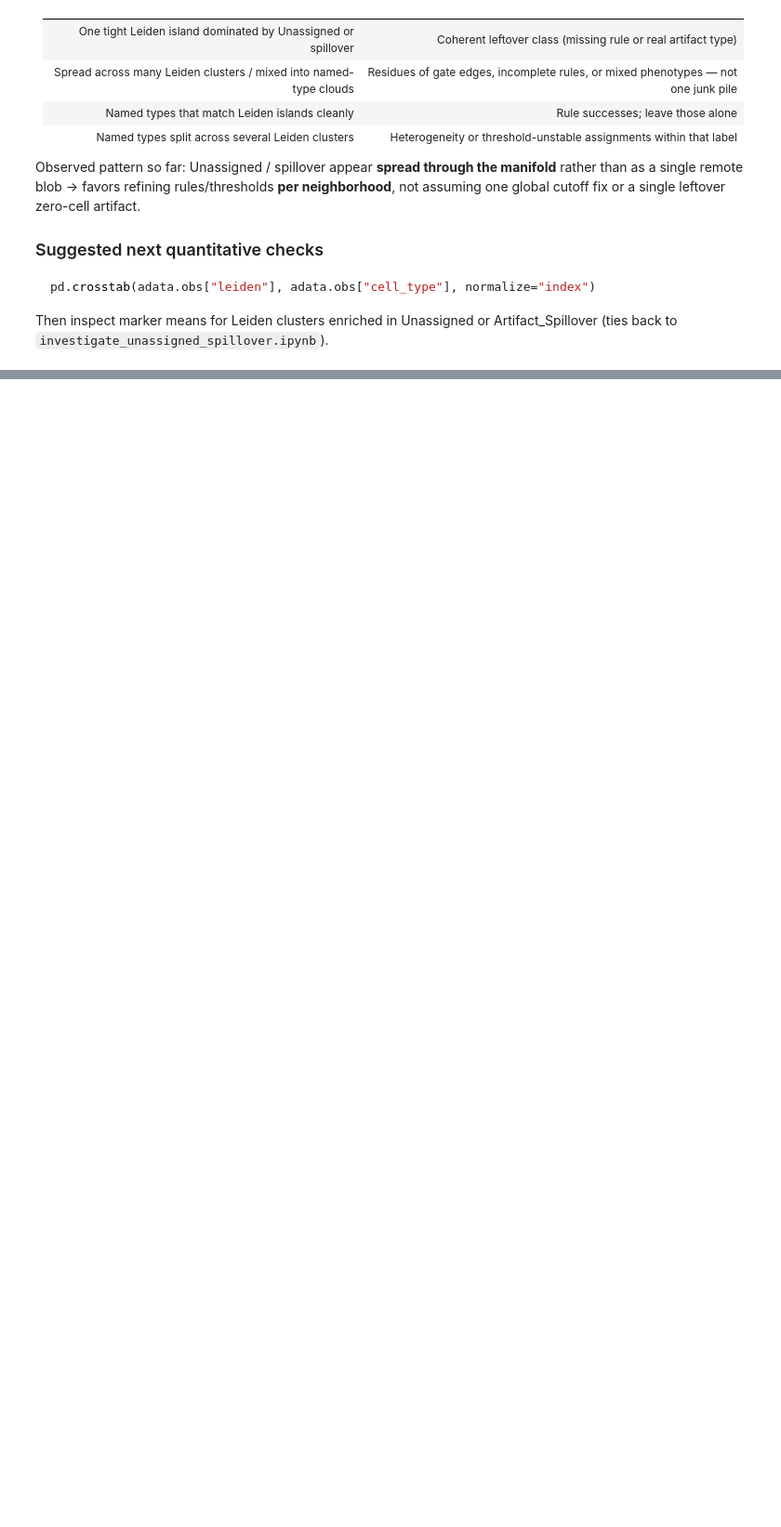
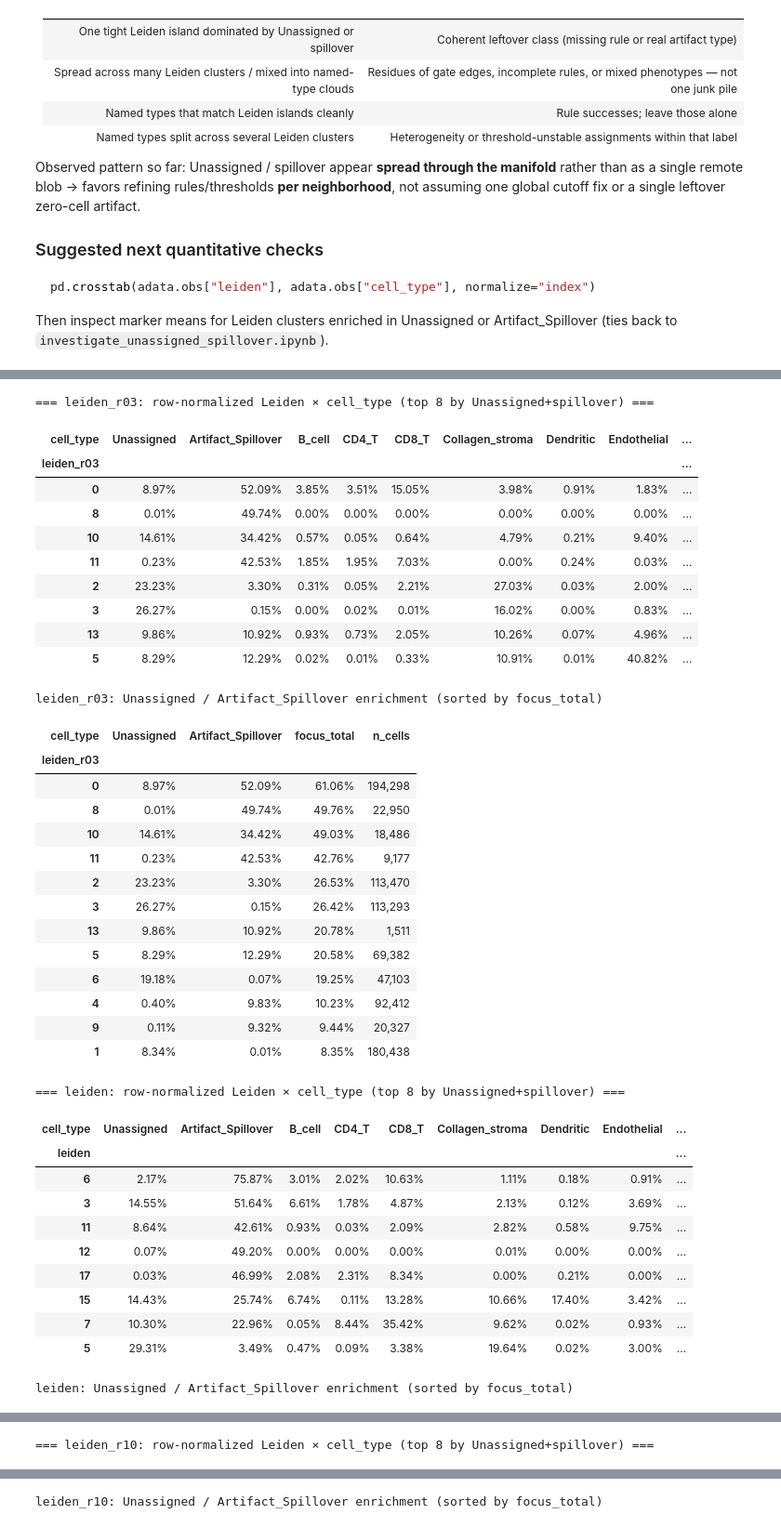
Before and after one commit to stevehanstudio/BladderDIVE, a Jupyter notebook: notebooks/investigate_unassigned_spillover_umap.ipynb, the cells around one changed output, grey strips where cells are left out. Shown at 93% size. Saved outputs shown, nothing was run; the diff lists cells and outputs as text; code cells hidden in the pictures; blank space fills up the shorter version.

```diff
--- a/notebooks/investigate_unassigned_spillover_umap.ipynb
+++ b/notebooks/investigate_unassigned_spillover_umap.ipynb
@@ -226,0 +285,72 @@ Then inspect marker means for Leiden clusters enriched in Unassigned or Artifact
+# %%
+from IPython.display import display
+
+FOCUS_LABELS = ["Unassigned", "Artifact_Spillover"]
+leiden_keys = [k for k in ("leiden_r03", "leiden", "leiden_r10") if k in adata.obs]
+
+ctabs = {}
+focus_summary = {}
+
+for key in leiden_keys:
+    # Cast to str so cluster IDs match across crosstab / heatmaps / highlight plots
+    leiden_str = adata.obs[key].astype(str)
+    ctab = pd.crosstab(leiden_str, adata.obs["cell_type"], normalize="index")
+    preferred = [c for c in FOCUS_LABELS if c in ctab.columns] + [
+        c for c in ctab.columns if c not in FOCUS_LABELS
+    ]
+    ctab = ctab.reindex(columns=preferred)
+    ctabs[key] = ctab
+
+    focus = ctab.reindex(columns=FOCUS_LABELS, fill_value=0.0).copy()
+    focus["focus_total"] = focus[FOCUS_LABELS].sum(axis=1)
+    focus["n_cells"] = leiden_str.value_counts().reindex(focus.index).fillna(0).astype(int)
+    focus = focus.sort_values("focus_total", ascending=False)
+    focus_summary[key] = focus
+
+    print(f"\n=== {key}: row-normalized Leiden × cell_type (top 8 by Unassigned+spillover) ===")
+    display(ctab.loc[focus.head(8).index, preferred].style.format("{:.2%}"))
+    print(f"\n{key}: Unassigned / Artifact_Spillover enrichment (sorted by focus_total)")
+    display(
+        focus.head(12).style.format(
+            {**{c: "{:.2%}" for c in FOCUS_LABELS + ["focus_total"]}, "n_cells": "{:,}"}
+        )
+    )
+# %% [output]
+=== leiden_r03: row-normalized Leiden × cell_type (top 8 by Unassigned+spillover) ===
+| cell_type | Unassigned | Artifact_Spillover | B_cell | CD4_T | CD8_T | Collagen_stroma | Dendritic | Endothelial | ... |
+| leiden_r03 |  |  |  |  |  |  |  |  | ... |
+| 0 | 8.97% | 52.09% | 3.85% | 3.51% | 15.05% | 3.98% | 0.91% | 1.83% | ... |
+| 8 | 0.01% | 49.74% | 0.00% | 0.00% | 0.00% | 0.00% | 0.00% | 0.00% | ... |
+| 10 | 14.61% | 34.42% | 0.57% | 0.05% | 0.64% | 4.79% | 0.21% | 9.40% | ... |
+| 11 | 0.23% | 42.53% | 1.85% | 1.95% | 7.03% | 0.00% | 0.24% | 0.03% | ... |
+| 2 | 23.23% | 3.30% | 0.31% | 0.05% | 2.21% | 27.03% | 0.03% | 2.00% | ... |
+| 3 | 26.27% | 0.15% | 0.00% | 0.02% | 0.01% | 16.02% | 0.00% | 0.83% | ... |
+| 13 | 9.86% | 10.92% | 0.93% | 0.73% | 2.05% | 10.26% | 0.07% | 4.96% | ... |
+| 5 | 8.29% | 12.29% | 0.02% | 0.01% | 0.33% | 10.91% | 0.01% | 40.82% | ... |
+leiden_r03: Unassigned / Artifact_Spillover enrichment (sorted by focus_total)
+| cell_type | Unassigned | Artifact_Spillover | focus_total | n_cells |
+| leiden_r03 |  |  |  |  |
+| 0 | 8.97% | 52.09% | 61.06% | 194,298 |
+| 8 | 0.01% | 49.74% | 49.76% | 22,950 |
+| 10 | 14.61% | 34.42% | 49.03% | 18,486 |
+| 11 | 0.23% | 42.53% | 42.76% | 9,177 |
+| 2 | 23.23% | 3.30% | 26.53% | 113,470 |
+| 3 | 26.27% | 0.15% | 26.42% | 113,293 |
+| 13 | 9.86% | 10.92% | 20.78% | 1,511 |
+| 5 | 8.29% | 12.29% | 20.58% | 69,382 |
+| 6 | 19.18% | 0.07% | 19.25% | 47,103 |
+| 4 | 0.40% | 9.83% | 10.23% | 92,412 |
+| 9 | 0.11% | 9.32% | 9.44% | 20,327 |
+| 1 | 8.34% | 0.01% | 8.35% | 180,438 |
+=== leiden: row-normalized Leiden × cell_type (top 8 by Unassigned+spillover) ===
+| cell_type | Unassigned | Artifact_Spillover | B_cell | CD4_T | CD8_T | Collagen_stroma | Dendritic | Endothelial | ... |
+| leiden |  |  |  |  |  |  |  |  | ... |
+| 6 | 2.17% | 75.87% | 3.01% | 2.02% | 10.63% | 1.11% | 0.18% | 0.91% | ... |
+| 3 | 14.55% | 51.64% | 6.61% | 1.78% | 4.87% | 2.13% | 0.12% | 3.69% | ... |
+| 11 | 8.64% | 42.61% | 0.93% | 0.03% | 2.09% | 2.82% | 0.58% | 9.75% | ... |
+| 12 | 0.07% | 49.20% | 0.00% | 0.00% | 0.00% | 0.01% | 0.00% | 0.00% | ... |
+| 17 | 0.03% | 46.99% | 2.08% | 2.31% | 8.34% | 0.00% | 0.21% | 0.00% | ... |
+| 15 | 14.43% | 25.74% | 6.74% | 0.11% | 13.28% | 10.66% | 17.40% | 3.42% | ... |
+| 7 | 10.30% | 22.96% | 0.05% | 8.44% | 35.42% | 9.62% | 0.02% | 0.93% | ... |
+| 5 | 29.31% | 3.49% | 0.47% | 0.09% | 3.38% | 19.64% | 0.02% | 3.00% | ... |
+leiden: Unassigned / Artifact_Spillover enrichment (sorted by focus_total)
@@ -226,0 +371 @@ Then inspect marker means for Leiden clusters enriched in Unassigned or Artifact
+=== leiden_r10: row-normalized Leiden × cell_type (top 8 by Unassigned+spillover) ===
@@ -226,0 +382 @@ Then inspect marker means for Leiden clusters enriched in Unassigned or Artifact
+leiden_r10: Unassigned / Artifact_Spillover enrichment (sorted by focus_total)
```
Also changed, not shown: parts of 23 cells of this notebook, 1 other file.
